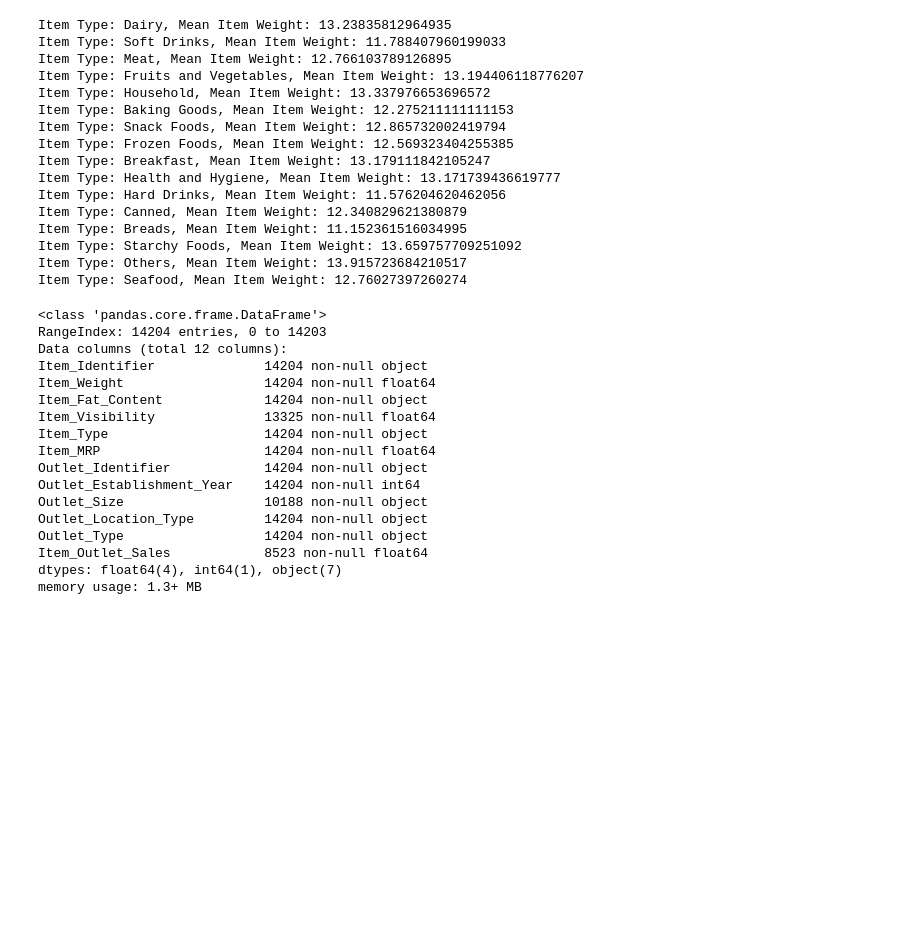
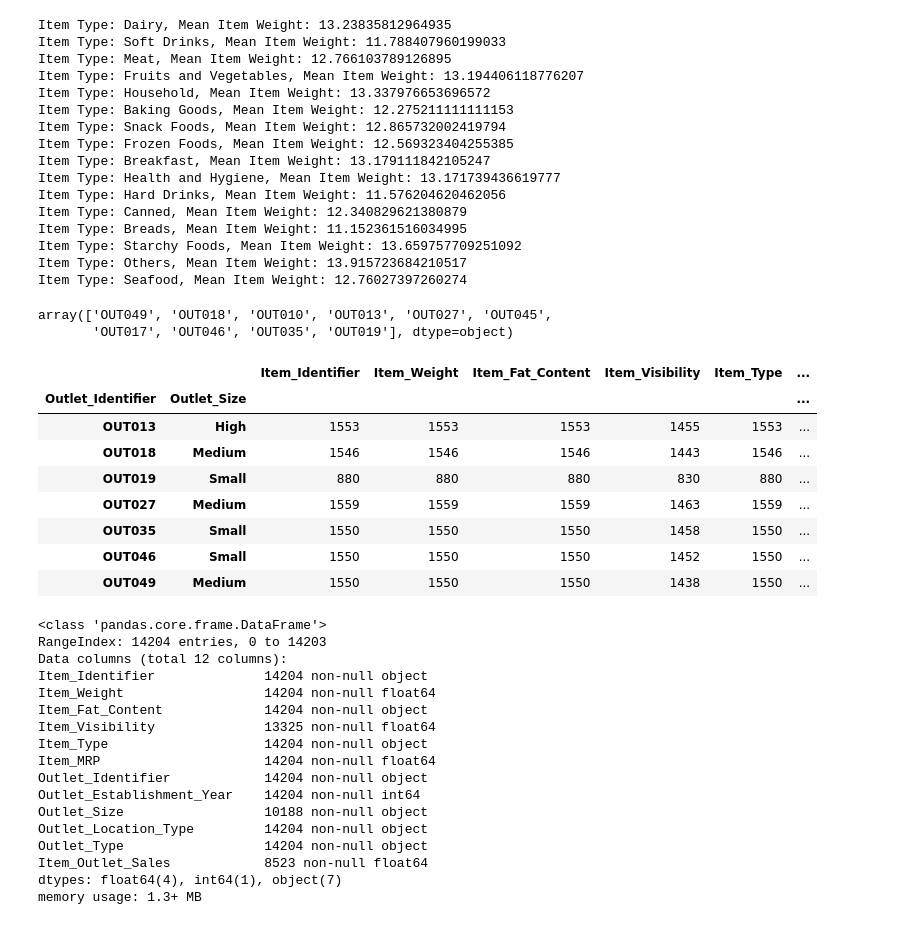
Before and after one commit to Ventsislav-Yordanov/Bigmart-Sales-Predictions, a Jupyter notebook: Bigmart Sales Predictions.ipynb, the cells around one changed output. Saved outputs shown, nothing was run; the diff lists cells and outputs as text; code cells hidden in the pictures; blank space fills up the shorter version.

```diff
--- a/Bigmart Sales Predictions.ipynb
+++ b/Bigmart Sales Predictions.ipynb
@@ -471,6 +471,29 @@ Item Type: Breads, Mean Item Weight: 11.152361516034995
 Item Type: Starchy Foods, Mean Item Weight: 13.659757709251092
 Item Type: Others, Mean Item Weight: 13.915723684210517
 Item Type: Seafood, Mean Item Weight: 12.76027397260274
+# %%
+# data.Item_Visibility.value_counts()
+data[data.Item_Visibility.isnull()]
+data.Outlet_Identifier.unique()
+
+# Средното на тази категория за този магазин
+# Ако нямаме Item_Visibility за тази категория, средното Item_Visibility за всички продукти в магазина
+# %% [output]
+array(['OUT049', 'OUT018', 'OUT010', 'OUT013', 'OUT027', 'OUT045',
+       'OUT017', 'OUT046', 'OUT035', 'OUT019'], dtype=object)
+# %%
+# data.Outlet_Size.value_counts()
+data.groupby(["Outlet_Identifier", "Outlet_Size"]).count()
+# %% [output]
+|  |  | Item_Identifier | Item_Weight | Item_Fat_Content | Item_Visibility | Item_Type | ... |
+| Outlet_Identifier | Outlet_Size |  |  |  |  |  | ... |
+| OUT013 | High | 1553 | 1553 | 1553 | 1455 | 1553 | ... |
+| OUT018 | Medium | 1546 | 1546 | 1546 | 1443 | 1546 | ... |
+| OUT019 | Small | 880 | 880 | 880 | 830 | 880 | ... |
+| OUT027 | Medium | 1559 | 1559 | 1559 | 1463 | 1559 | ... |
+| OUT035 | Small | 1550 | 1550 | 1550 | 1458 | 1550 | ... |
+| OUT046 | Small | 1550 | 1550 | 1550 | 1452 | 1550 | ... |
+| OUT049 | Medium | 1550 | 1550 | 1550 | 1438 | 1550 | ... |
 # %%
 data.info()
 # %% [output]
```
